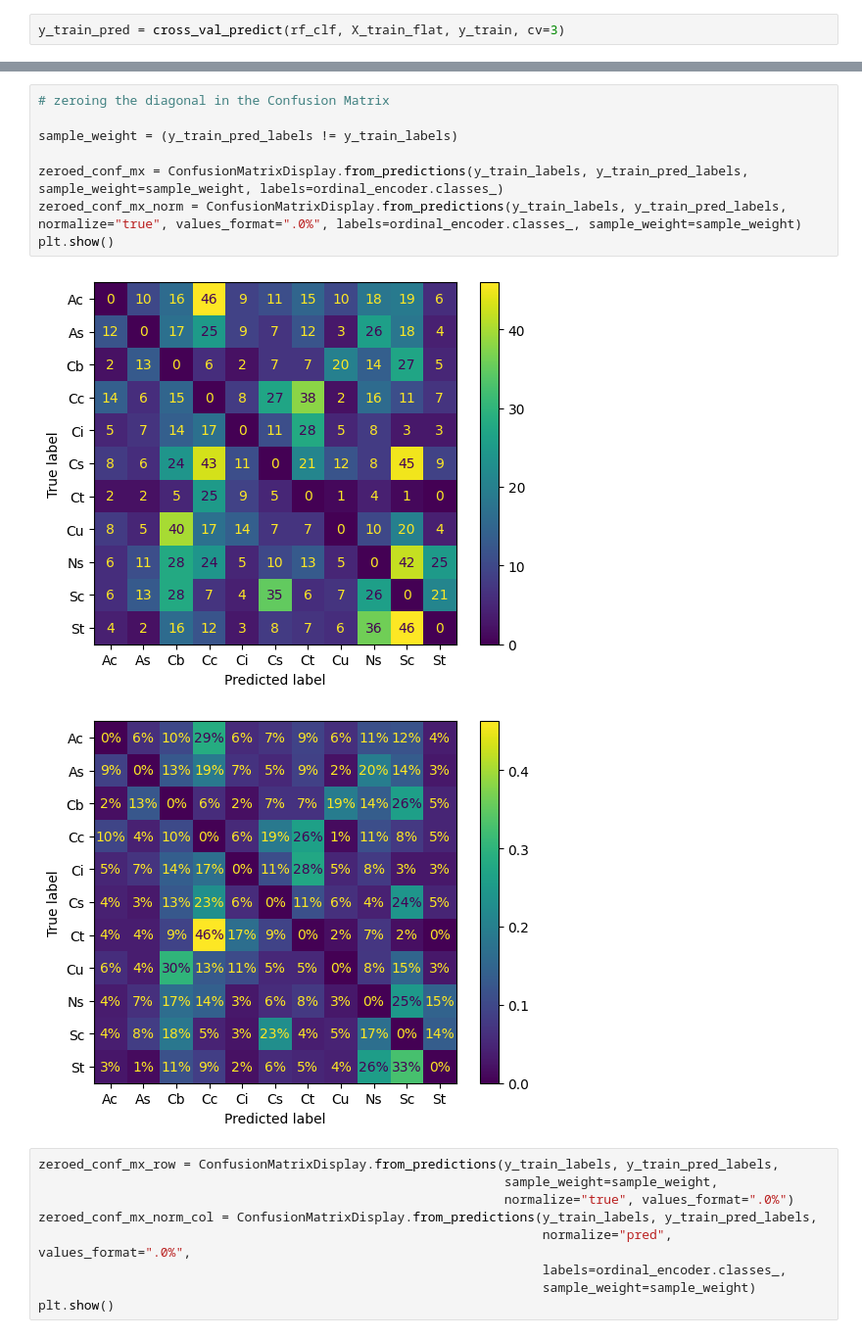
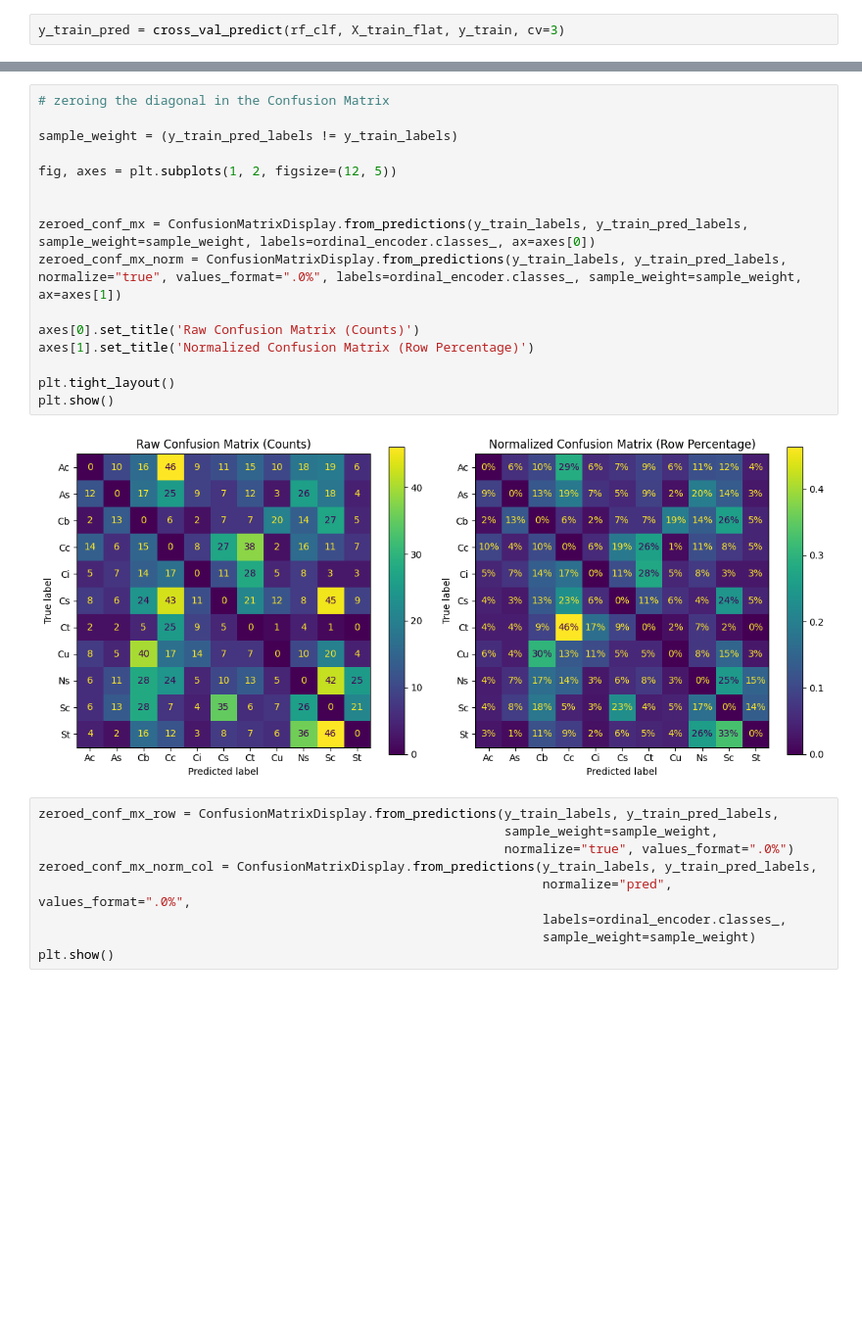
Before and after one commit to LucasNseyep/belle-weder, a Jupyter notebook: notebooks/belle-weder-vision-lab-book/lab-book-2/02_model_fine_tuning.ipynb, the cells around one changed output, grey strips where cells are left out. Shown at 98% size. Cells and saved outputs as stored; diff of their text form; blank space fills up the shorter version.

```diff
--- a/notebooks/belle-weder-vision-lab-book/lab-book-2/02_model_fine_tuning.ipynb
+++ b/notebooks/belle-weder-vision-lab-book/lab-book-2/02_model_fine_tuning.ipynb
@@ -399,14 +405,21 @@ plt.show()
 # %%
 # zeroing the diagonal in the Confusion Matrix
 
 sample_weight = (y_train_pred_labels != y_train_labels)
 
-zeroed_conf_mx = ConfusionMatrixDisplay.from_predictions(y_train_labels, y_train_pred_labels, sample_weight=sample_weight, labels=ordinal_encoder.classes_)
-zeroed_conf_mx_norm = ConfusionMatrixDisplay.from_predictions(y_train_labels, y_train_pred_labels, normalize="true", values_format=".0%", labels=ordinal_encoder.classes_, sample_weight=sample_weight)
+fig, axes = plt.subplots(1, 2, figsize=(12, 5))
+
+
+zeroed_conf_mx = ConfusionMatrixDisplay.from_predictions(y_train_labels, y_train_pred_labels, sample_weight=sample_weight, labels=ordinal_encoder.classes_, ax=axes[0])
+zeroed_conf_mx_norm = ConfusionMatrixDisplay.from_predictions(y_train_labels, y_train_pred_labels, normalize="true", values_format=".0%", labels=ordinal_encoder.classes_, sample_weight=sample_weight, ax=axes[1])
+
+axes[0].set_title('Raw Confusion Matrix (Counts)')
+axes[1].set_title('Normalized Confusion Matrix (Row Percentage)')
+
+plt.tight_layout()
 plt.show()
 # %% [output]
-[figure, old version]
+[figure, new version]
-[figure, removed]
 # %%
 zeroed_conf_mx_row = ConfusionMatrixDisplay.from_predictions(y_train_labels, y_train_pred_labels,
                                                              sample_weight=sample_weight,
```
Also changed, not shown: parts of 4 cells of this notebook, 1 other file.
